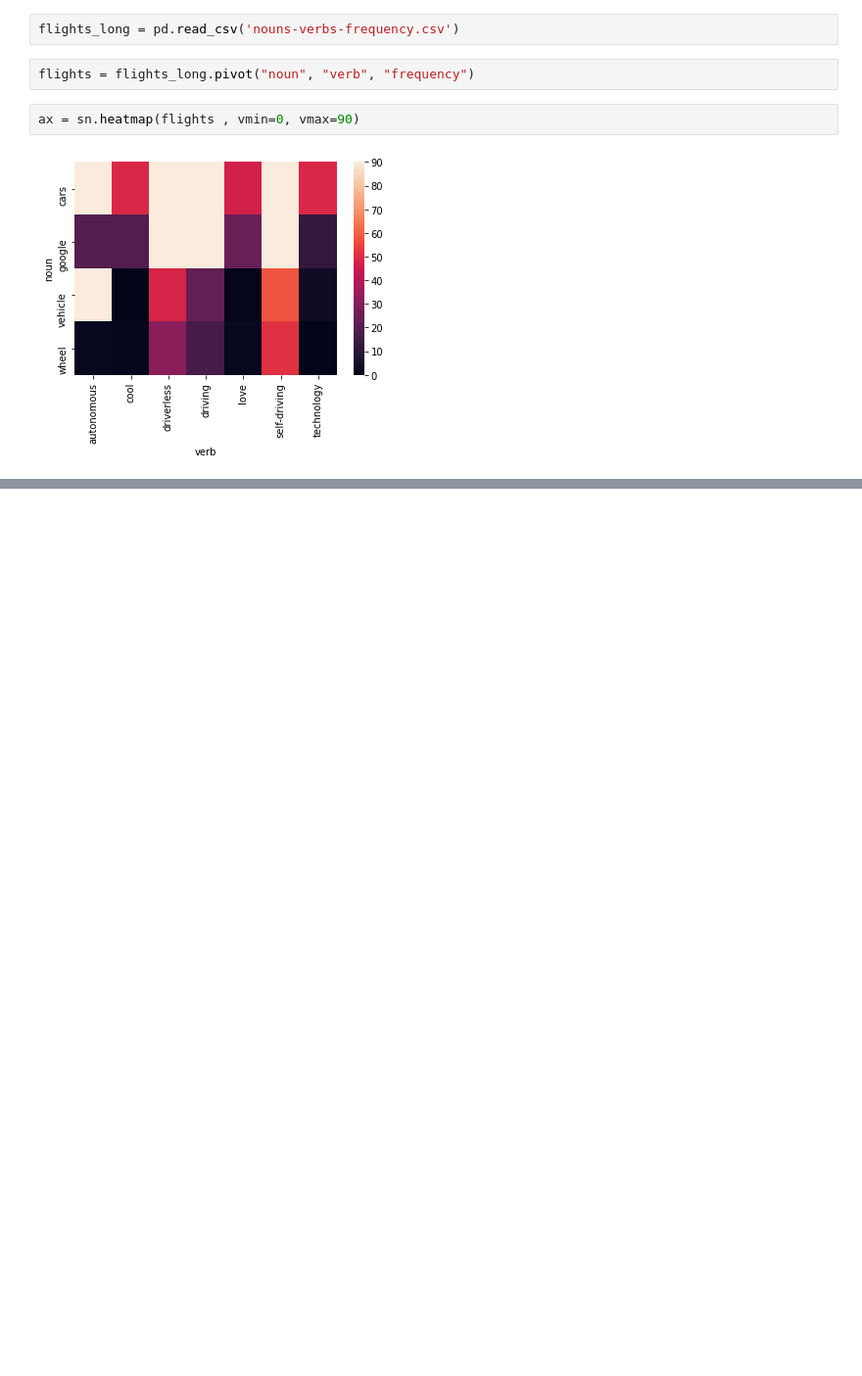
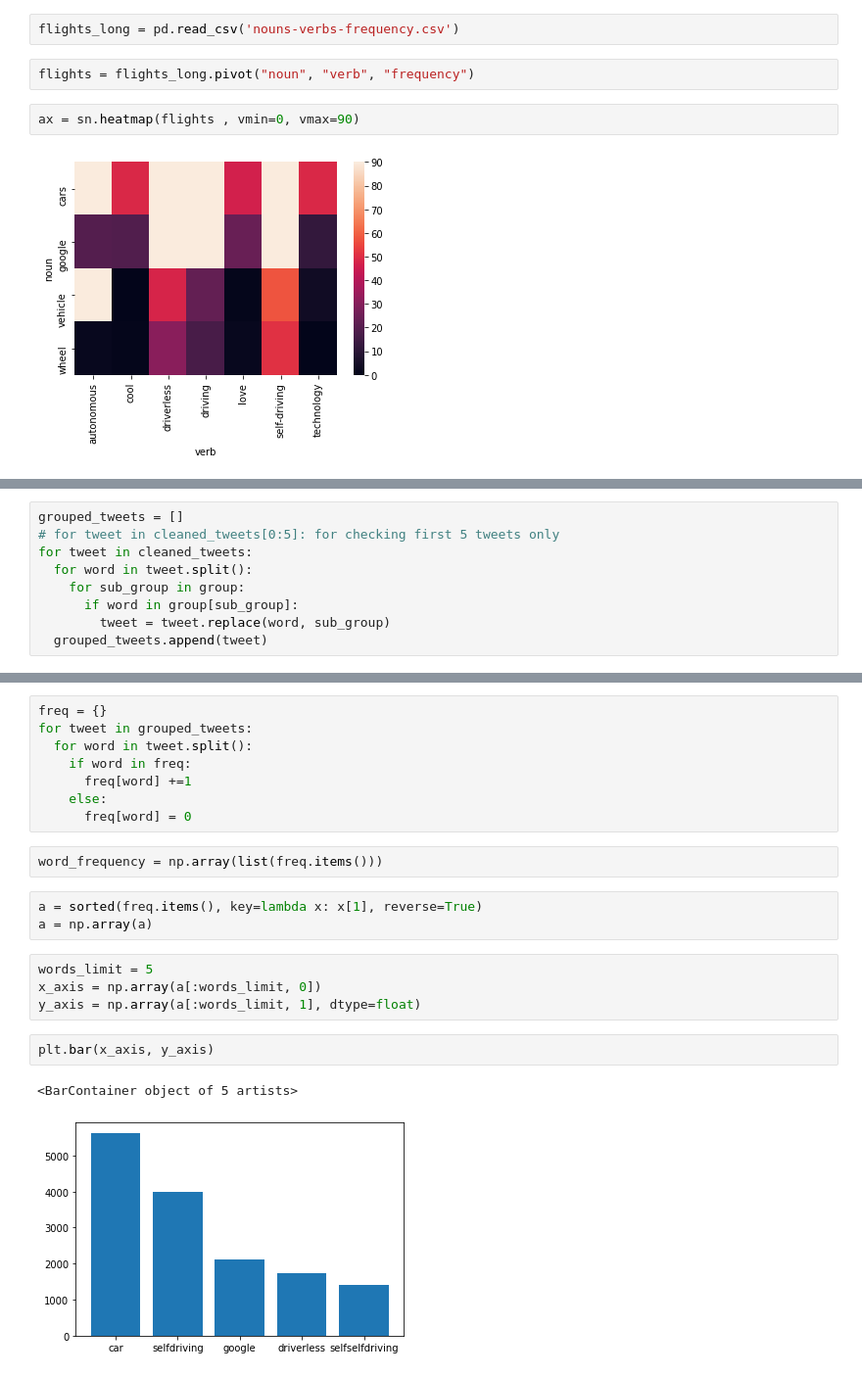
Before and after one commit to fatimasadiq/My_first_project, a Jupyter notebook: SelfDrive_Sentiment_Analysis.ipynb, the cells around one changed output, grey strips where cells are left out. Shown at 98% size. Cells and saved outputs as stored; diff of their text form; blank space fills up the shorter version.

```diff
--- a/SelfDrive_Sentiment_Analysis.ipynb
+++ b/SelfDrive_Sentiment_Analysis.ipynb
@@ -329,0 +403,9 @@ ax = sn.heatmap(flights , vmin=0, vmax=90)
+# %%
+grouped_tweets = []
+# for tweet in cleaned_tweets[0:5]: for checking first 5 tweets only
+for tweet in cleaned_tweets:
+  for word in tweet.split():
+    for sub_group in group:
+      if word in group[sub_group]:
+        tweet = tweet.replace(word, sub_group)
+  grouped_tweets.append(tweet)
@@ -329,0 +432,22 @@ ax = sn.heatmap(flights , vmin=0, vmax=90)
+# %%
+freq = {}
+for tweet in grouped_tweets:
+  for word in tweet.split():
+    if word in freq:
+      freq[word] +=1
+    else:
+      freq[word] = 0
+# %%
+word_frequency = np.array(list(freq.items()))
+# %%
+a = sorted(freq.items(), key=lambda x: x[1], reverse=True)
+a = np.array(a)
+# %%
+words_limit = 5
+x_axis = np.array(a[:words_limit, 0])
+y_axis = np.array(a[:words_limit, 1], dtype=float)
+# %%
+plt.bar(x_axis, y_axis)
+# %% [output]
+<BarContainer object of 5 artists>
+[figure, added]
```
Also changed, not shown: parts of 26 cells of this notebook.
